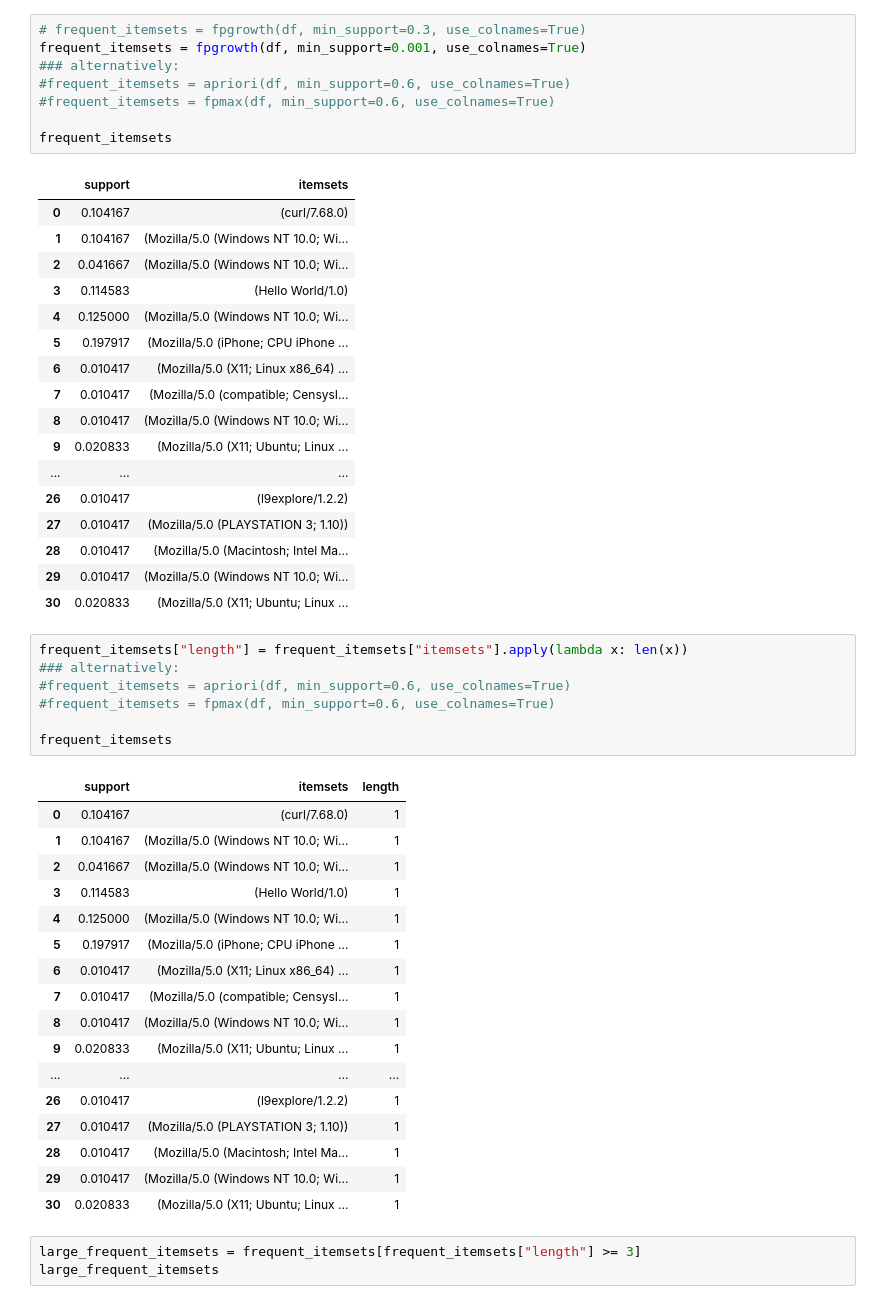
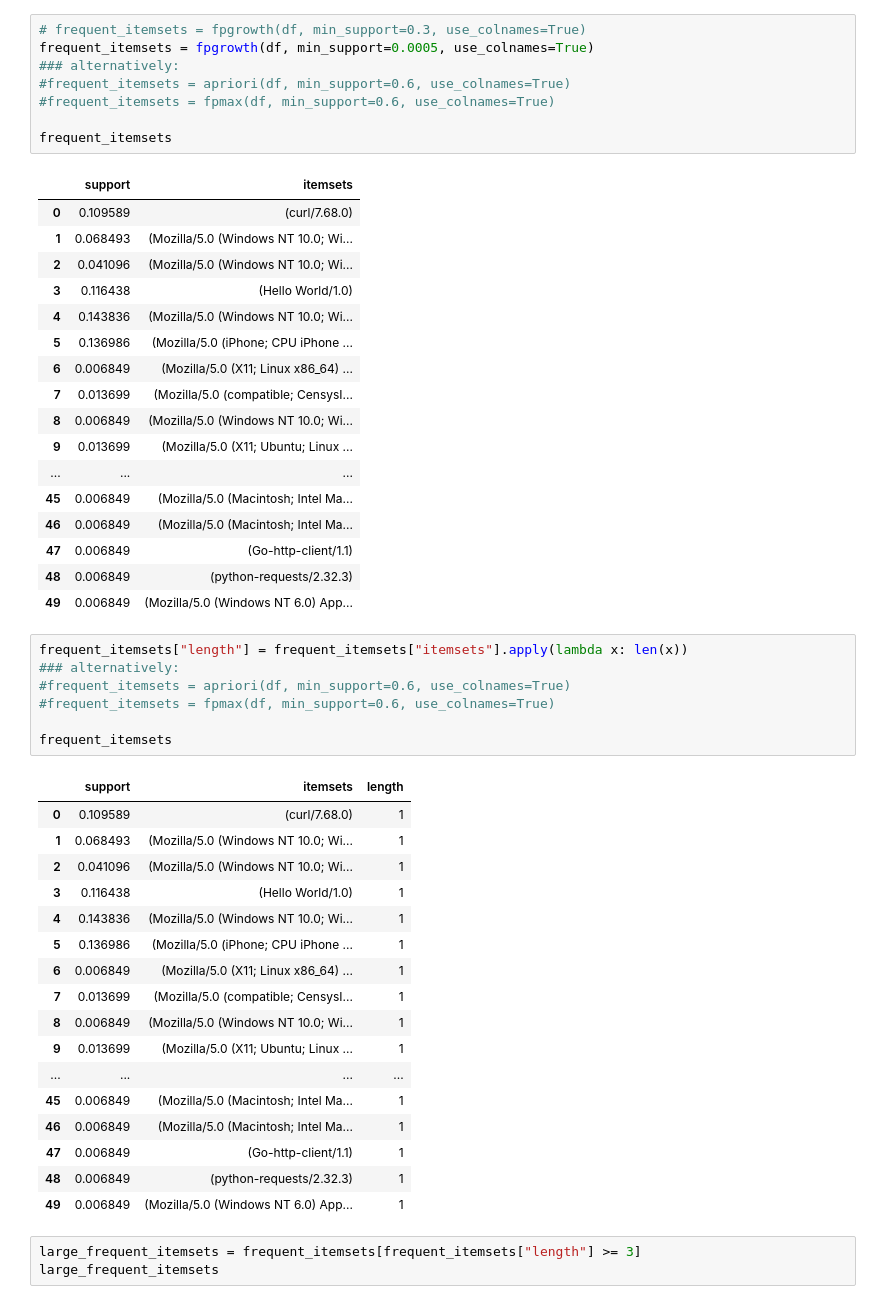
Before and after one commit to yehezkiel1086/ml-web-honeypot, a Jupyter notebook: data-mining/VPS/assoc_rules_user_agent.ipynb, the cells around one changed output. Drawn from its saved outputs; the diff is of its cells as text.

```diff
--- a/data-mining/VPS/assoc_rules_user_agent.ipynb
+++ b/data-mining/VPS/assoc_rules_user_agent.ipynb
@@ -83,29 +83,29 @@ df
 # %%
 # frequent_itemsets = fpgrowth(df, min_support=0.3, use_colnames=True)
-frequent_itemsets = fpgrowth(df, min_support=0.001, use_colnames=True)
+frequent_itemsets = fpgrowth(df, min_support=0.0005, use_colnames=True)
 ### alternatively:
 #frequent_itemsets = apriori(df, min_support=0.6, use_colnames=True)
 #frequent_itemsets = fpmax(df, min_support=0.6, use_colnames=True)
 
 frequent_itemsets
 # %% [output]
 |  | support | itemsets |
-| 0 | 0.104167 | (curl/7.68.0) |
-| 1 | 0.104167 | (Mozilla/5.0 (Windows NT 10.0; Wi... |
-| 2 | 0.041667 | (Mozilla/5.0 (Windows NT 10.0; Wi... |
-| 3 | 0.114583 | (Hello World/1.0) |
-| 4 | 0.125000 | (Mozilla/5.0 (Windows NT 10.0; Wi... |
-| 5 | 0.197917 | (Mozilla/5.0 (iPhone; CPU iPhone ... |
-| 6 | 0.010417 | (Mozilla/5.0 (X11; Linux x86_64) ... |
-| 7 | 0.010417 | (Mozilla/5.0 (compatible; CensysI... |
-| 8 | 0.010417 | (Mozilla/5.0 (Windows NT 10.0; Wi... |
-| 9 | 0.020833 | (Mozilla/5.0 (X11; Ubuntu; Linux ... |
+| 0 | 0.109589 | (curl/7.68.0) |
+| 1 | 0.068493 | (Mozilla/5.0 (Windows NT 10.0; Wi... |
+| 2 | 0.041096 | (Mozilla/5.0 (Windows NT 10.0; Wi... |
+| 3 | 0.116438 | (Hello World/1.0) |
+| 4 | 0.143836 | (Mozilla/5.0 (Windows NT 10.0; Wi... |
+| 5 | 0.136986 | (Mozilla/5.0 (iPhone; CPU iPhone ... |
+| 6 | 0.006849 | (Mozilla/5.0 (X11; Linux x86_64) ... |
+| 7 | 0.013699 | (Mozilla/5.0 (compatible; CensysI... |
+| 8 | 0.006849 | (Mozilla/5.0 (Windows NT 10.0; Wi... |
+| 9 | 0.013699 | (Mozilla/5.0 (X11; Ubuntu; Linux ... |
 | ... | ... | ... |
-| 26 | 0.010417 | (l9explore/1.2.2) |
-| 27 | 0.010417 | (Mozilla/5.0 (PLAYSTATION 3; 1.10)) |
-| 28 | 0.010417 | (Mozilla/5.0 (Macintosh; Intel Ma... |
-| 29 | 0.010417 | (Mozilla/5.0 (Windows NT 10.0; Wi... |
-| 30 | 0.020833 | (Mozilla/5.0 (X11; Ubuntu; Linux ... |
+| 45 | 0.006849 | (Mozilla/5.0 (Macintosh; Intel Ma... |
+| 46 | 0.006849 | (Mozilla/5.0 (Macintosh; Intel Ma... |
+| 47 | 0.006849 | (Go-http-client/1.1) |
+| 48 | 0.006849 | (python-requests/2.32.3) |
+| 49 | 0.006849 | (Mozilla/5.0 (Windows NT 6.0) App... |
 # %%
 frequent_itemsets["length"] = frequent_itemsets["itemsets"].apply(lambda x: len(x))
 ### alternatively:
@@ -115,22 +115,22 @@ frequent_itemsets["length"] = frequent_itemsets["itemsets"].apply(lambda x: len(
 frequent_itemsets
 # %% [output]
 |  | support | itemsets | length |
-| 0 | 0.104167 | (curl/7.68.0) | 1 |
-| 1 | 0.104167 | (Mozilla/5.0 (Windows NT 10.0; Wi... | 1 |
-| 2 | 0.041667 | (Mozilla/5.0 (Windows NT 10.0; Wi... | 1 |
-| 3 | 0.114583 | (Hello World/1.0) | 1 |
-| 4 | 0.125000 | (Mozilla/5.0 (Windows NT 10.0; Wi... | 1 |
-| 5 | 0.197917 | (Mozilla/5.0 (iPhone; CPU iPhone ... | 1 |
-| 6 | 0.010417 | (Mozilla/5.0 (X11; Linux x86_64) ... | 1 |
-| 7 | 0.010417 | (Mozilla/5.0 (compatible; CensysI... | 1 |
-| 8 | 0.010417 | (Mozilla/5.0 (Windows NT 10.0; Wi... | 1 |
-| 9 | 0.020833 | (Mozilla/5.0 (X11; Ubuntu; Linux ... | 1 |
+| 0 | 0.109589 | (curl/7.68.0) | 1 |
+| 1 | 0.068493 | (Mozilla/5.0 (Windows NT 10.0; Wi... | 1 |
+| 2 | 0.041096 | (Mozilla/5.0 (Windows NT 10.0; Wi... | 1 |
+| 3 | 0.116438 | (Hello World/1.0) | 1 |
+| 4 | 0.143836 | (Mozilla/5.0 (Windows NT 10.0; Wi... | 1 |
+| 5 | 0.136986 | (Mozilla/5.0 (iPhone; CPU iPhone ... | 1 |
+| 6 | 0.006849 | (Mozilla/5.0 (X11; Linux x86_64) ... | 1 |
+| 7 | 0.013699 | (Mozilla/5.0 (compatible; CensysI... | 1 |
+| 8 | 0.006849 | (Mozilla/5.0 (Windows NT 10.0; Wi... | 1 |
+| 9 | 0.013699 | (Mozilla/5.0 (X11; Ubuntu; Linux ... | 1 |
 | ... | ... | ... | ... |
-| 26 | 0.010417 | (l9explore/1.2.2) | 1 |
-| 27 | 0.010417 | (Mozilla/5.0 (PLAYSTATION 3; 1.10)) | 1 |
-| 28 | 0.010417 | (Mozilla/5.0 (Macintosh; Intel Ma... | 1 |
-| 29 | 0.010417 | (Mozilla/5.0 (Windows NT 10.0; Wi... | 1 |
-| 30 | 0.020833 | (Mozilla/5.0 (X11; Ubuntu; Linux ... | 1 |
+| 45 | 0.006849 | (Mozilla/5.0 (Macintosh; Intel Ma... | 1 |
+| 46 | 0.006849 | (Mozilla/5.0 (Macintosh; Intel Ma... | 1 |
+| 47 | 0.006849 | (Go-http-client/1.1) | 1 |
+| 48 | 0.006849 | (python-requests/2.32.3) | 1 |
+| 49 | 0.006849 | (Mozilla/5.0 (Windows NT 6.0) App... | 1 |
 # %%
 large_frequent_itemsets = frequent_itemsets[frequent_itemsets["length"] >= 3]
 large_frequent_itemsets
```
Also changed, not shown: parts of 2 cells of this notebook, 11 other files.
